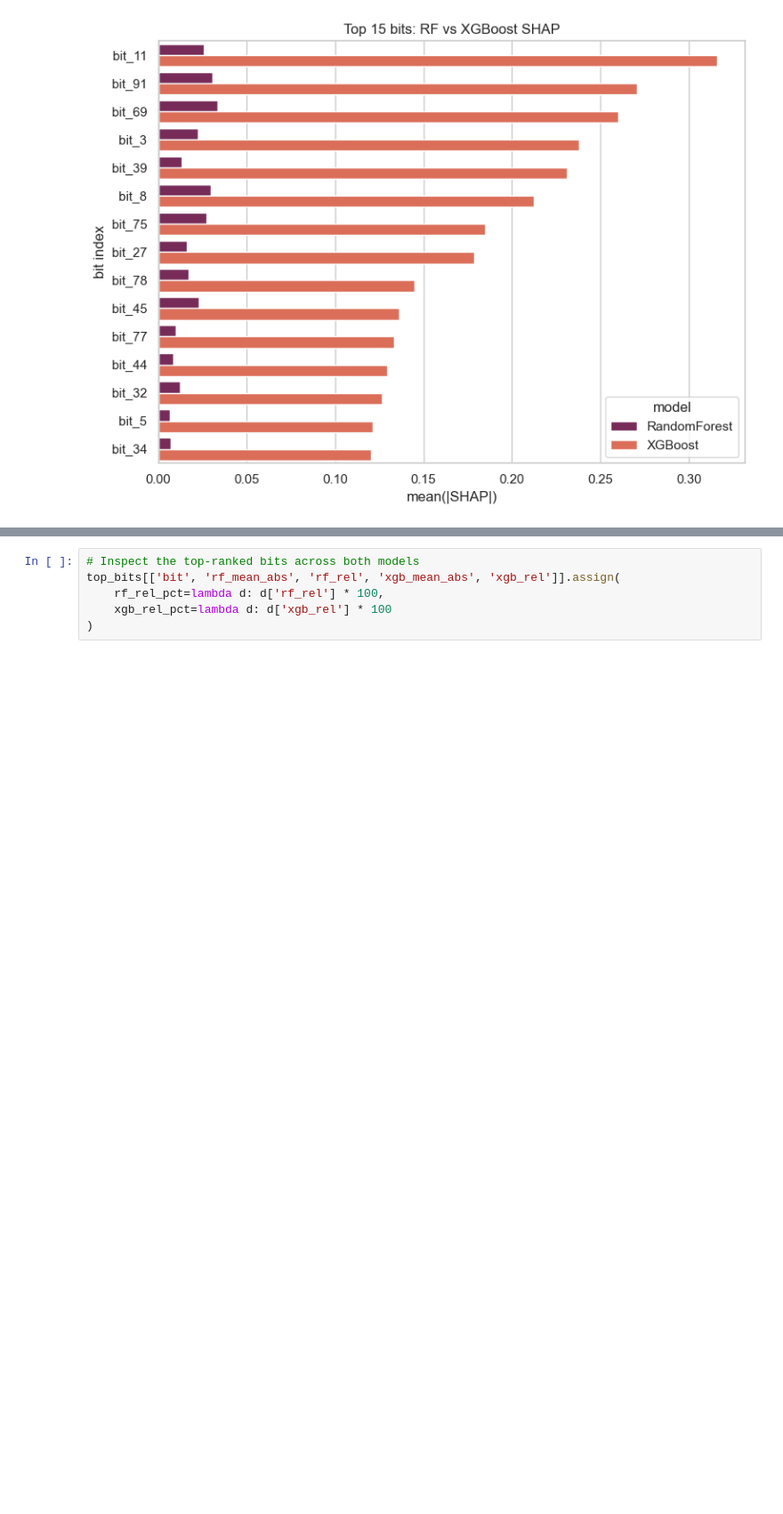
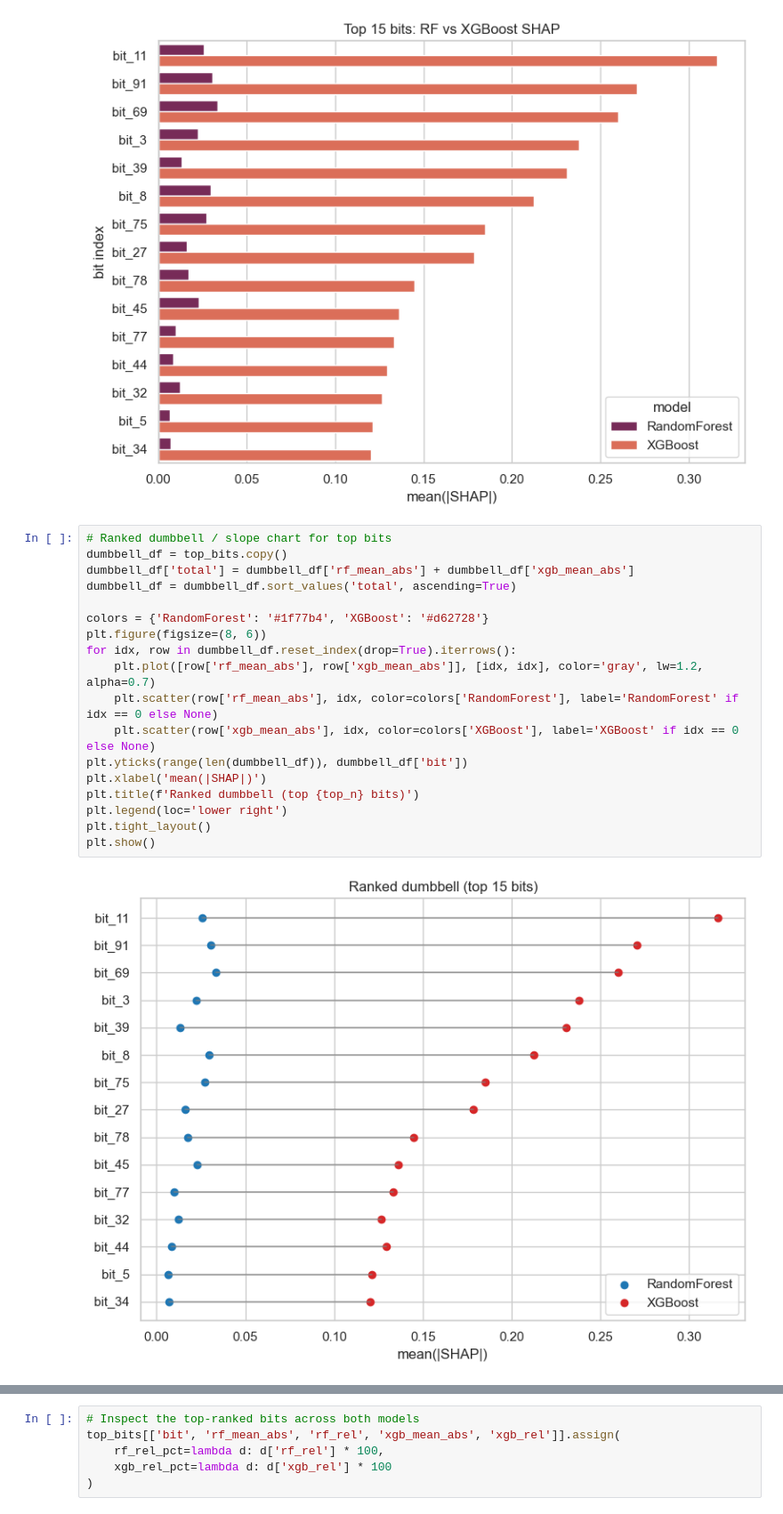
Before and after one commit to lopataa/qspr-qsar-explainability, a Jupyter notebook: qspr/shap_rf_vs_xgboost.ipynb, the cells around one changed output, grey strips where cells are left out. Shown at 89% size. Saved outputs shown, nothing was run; the diff lists cells and outputs as text; blank space fills up the shorter version.

```diff
--- a/qspr/shap_rf_vs_xgboost.ipynb
+++ b/qspr/shap_rf_vs_xgboost.ipynb
@@ -201,3 +227,23 @@ plt.tight_layout()
 plt.show()
 # %% [output]
 [figure]
+# %%
+# Ranked dumbbell / slope chart for top bits
+dumbbell_df = top_bits.copy()
+dumbbell_df['total'] = dumbbell_df['rf_mean_abs'] + dumbbell_df['xgb_mean_abs']
+dumbbell_df = dumbbell_df.sort_values('total', ascending=True)
+
+colors = {'RandomForest': '#1f77b4', 'XGBoost': '#d62728'}
+plt.figure(figsize=(8, 6))
+for idx, row in dumbbell_df.reset_index(drop=True).iterrows():
+    plt.plot([row['rf_mean_abs'], row['xgb_mean_abs']], [idx, idx], color='gray', lw=1.2, alpha=0.7)
+    plt.scatter(row['rf_mean_abs'], idx, color=colors['RandomForest'], label='RandomForest' if idx == 0 else None)
+    plt.scatter(row['xgb_mean_abs'], idx, color=colors['XGBoost'], label='XGBoost' if idx == 0 else None)
+plt.yticks(range(len(dumbbell_df)), dumbbell_df['bit'])
+plt.xlabel('mean(|SHAP|)')
+plt.title(f'Ranked dumbbell (top {top_n} bits)')
+plt.legend(loc='lower right')
+plt.tight_layout()
+plt.show()
+# %% [output]
+[figure, added]
```
Also changed, not shown: parts of 5 cells of this notebook.
